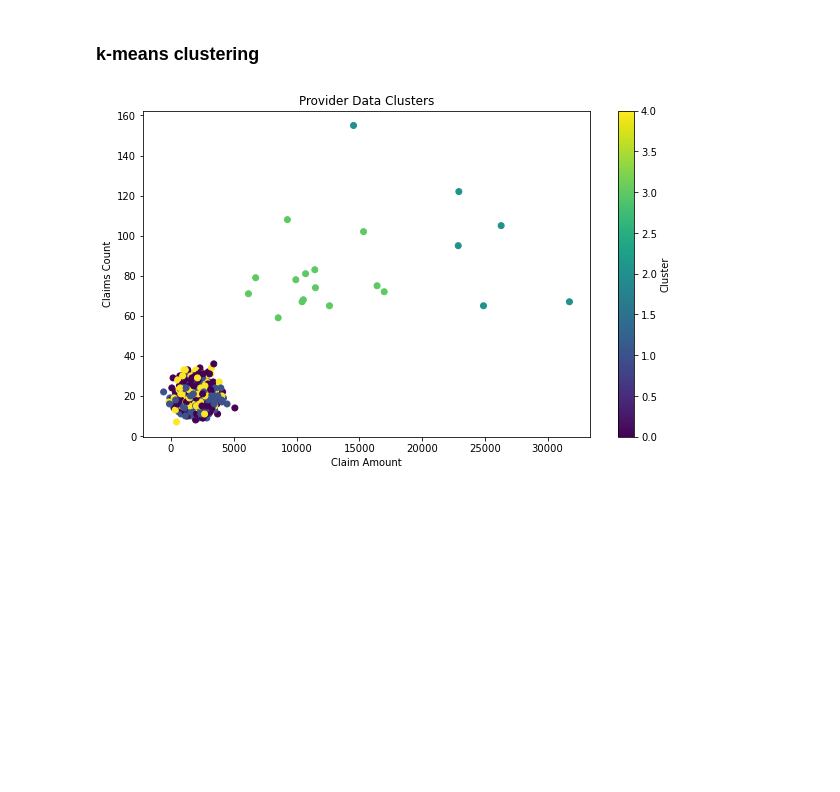
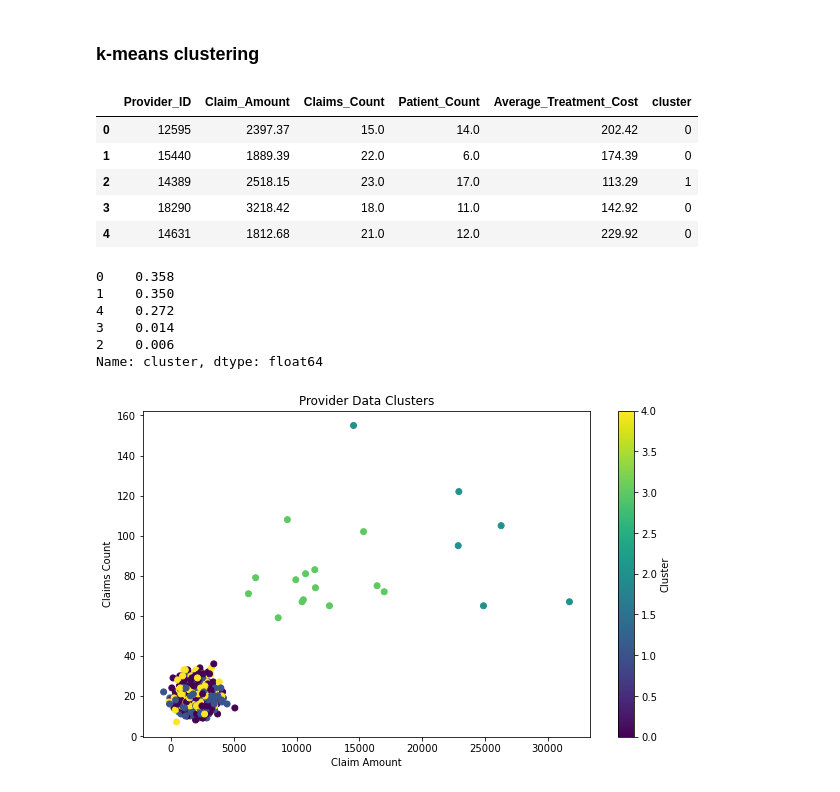
Before and after one commit to Sedozan/Analytics, a Jupyter notebook: provider_unsupervised_anomaly_detection.ipynb, the cells around one changed output. Cells and saved outputs as stored; diff of their text form; code cells hidden in the pictures; blank space fills up the shorter version.

```diff
--- a/provider_unsupervised_anomaly_detection.ipynb
+++ b/provider_unsupervised_anomaly_detection.ipynb
@@ -94,6 +97,24 @@ df_scaled = StandardScaler().fit_transform(df[feature_cols])
 # %%
 kmeans = KMeans(n_clusters=5, random_state=42)
 df['cluster'] = kmeans.fit_predict(df_scaled)
+# %%
+df.head()
+# %% [output]
+|  | Provider_ID | Claim_Amount | Claims_Count | Patient_Count | Average_Treatment_Cost | cluster |
+| 0 | 12595 | 2397.37 | 15.0 | 14.0 | 202.42 | 0 |
+| 1 | 15440 | 1889.39 | 22.0 | 6.0 | 174.39 | 0 |
+| 2 | 14389 | 2518.15 | 23.0 | 17.0 | 113.29 | 1 |
+| 3 | 18290 | 3218.42 | 18.0 | 11.0 | 142.92 | 0 |
+| 4 | 14631 | 1812.68 | 21.0 | 12.0 | 229.92 | 0 |
+# %%
+df.cluster.value_counts(2)
+# %% [output]
+0    0.358
+1    0.350
+4    0.272
+3    0.014
+2    0.006
+Name: cluster, dtype: float64
 # %%
 plt.figure(figsize=(10, 6))
 
```
Also changed, not shown: parts of 21 cells of this notebook.
